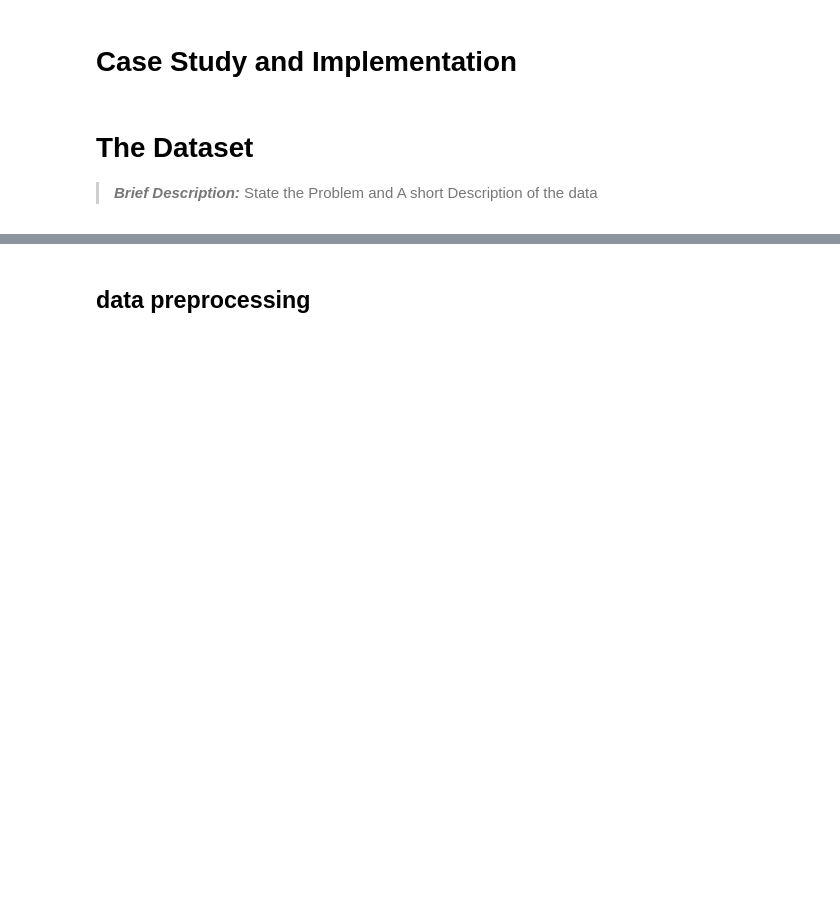
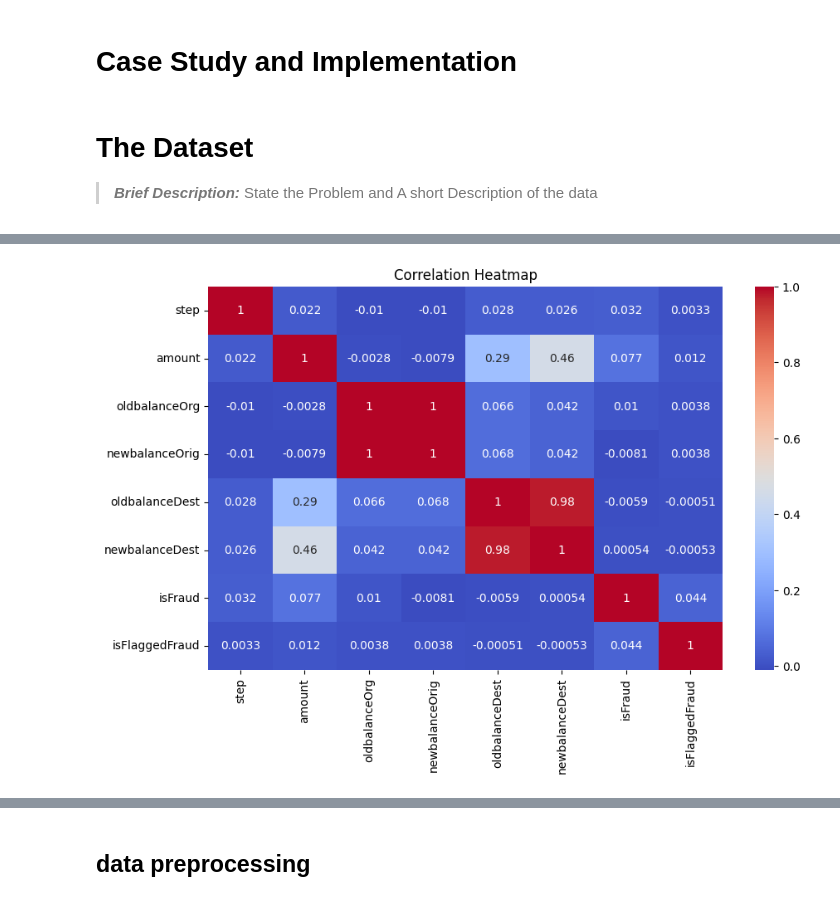
Before and after one commit to AkotoChristine/Online_Fraud_Detection, a Jupyter notebook: Summative_Intro_to_ml_[name_number]_assignment.ipynb, the cells around one changed output, grey strips where cells are left out. Saved outputs shown, nothing was run; the diff lists cells and outputs as text; code cells hidden in the pictures; blank space fills up the shorter version.

```diff
--- a/Summative_Intro_to_ml_[name_number]_assignment.ipynb
+++ b/Summative_Intro_to_ml_[name_number]_assignment.ipynb
@@ -75,6 +139,10 @@ data['step'].nunique()
 # %%
 numeric_df = data.select_dtypes(include="number")
+corr = numeric_df.corr()  # Get correlation matrix
+
 plt.figure(figsize=(10, 6))
-sns.heatmap(numeric_df, annot=True, cmap='coolwarm', fmt=".2f")
+sns.heatmap(corr, annot=True, cmap='coolwarm')
 plt.title("Correlation Heatmap")
 plt.show()
+# %% [output]
+[figure, added]
```
Also changed, not shown: parts of 30 cells of this notebook.
